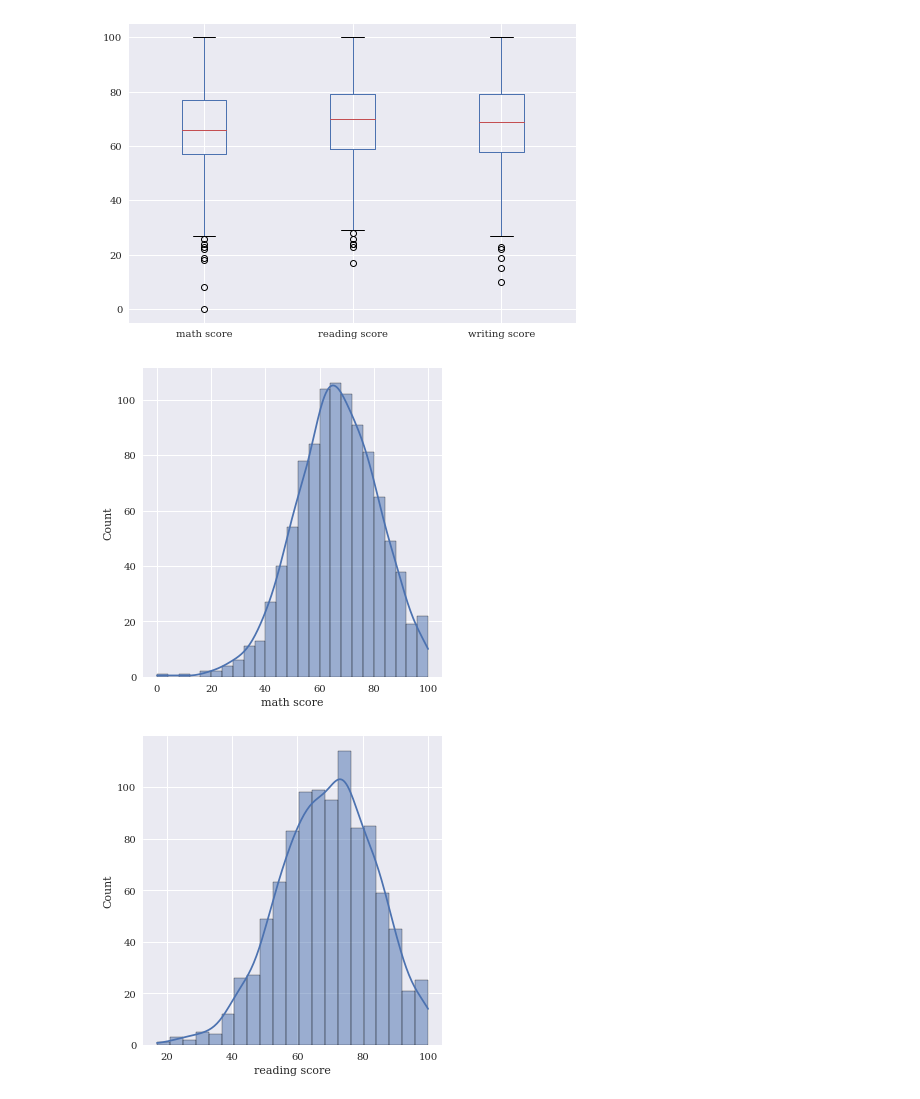
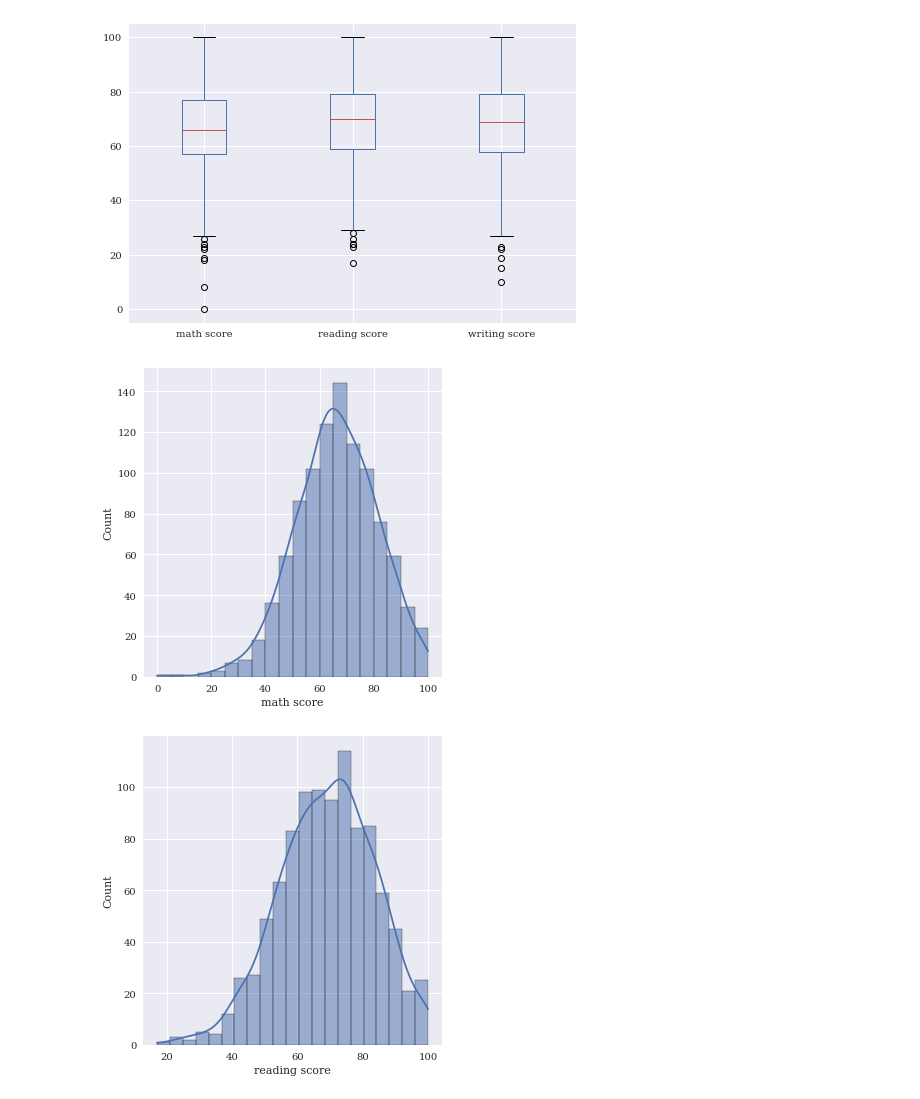
Before and after one commit to caiquemiranda/EDA-Exploratory-Data-Analysis-python, a Jupyter notebook: EDA-Student-perfomace.ipynb, the cells around one changed output. Saved outputs shown, nothing was run; the diff lists cells and outputs as text; code cells hidden in the pictures.

```diff
--- a/EDA-Student-perfomace.ipynb
+++ b/EDA-Student-perfomace.ipynb
@@ -170,11 +170,11 @@ plt.show()
 # %%
 # visualização de distribição de frequencia das variaveis numericas
 # math score
 
-sns.displot(students['math score'], kde=True)
+sns.displot(students['math score'], kde=True, bins = 20)
 plt.show()
 # %% [output]
-[figure, old version]
+[figure, new version]
 # %%
 sns.displot(students['reading score'], kde=True)
 plt.show()
```
Also changed, not shown: parts of 3 cells of this notebook, 1 other file.
